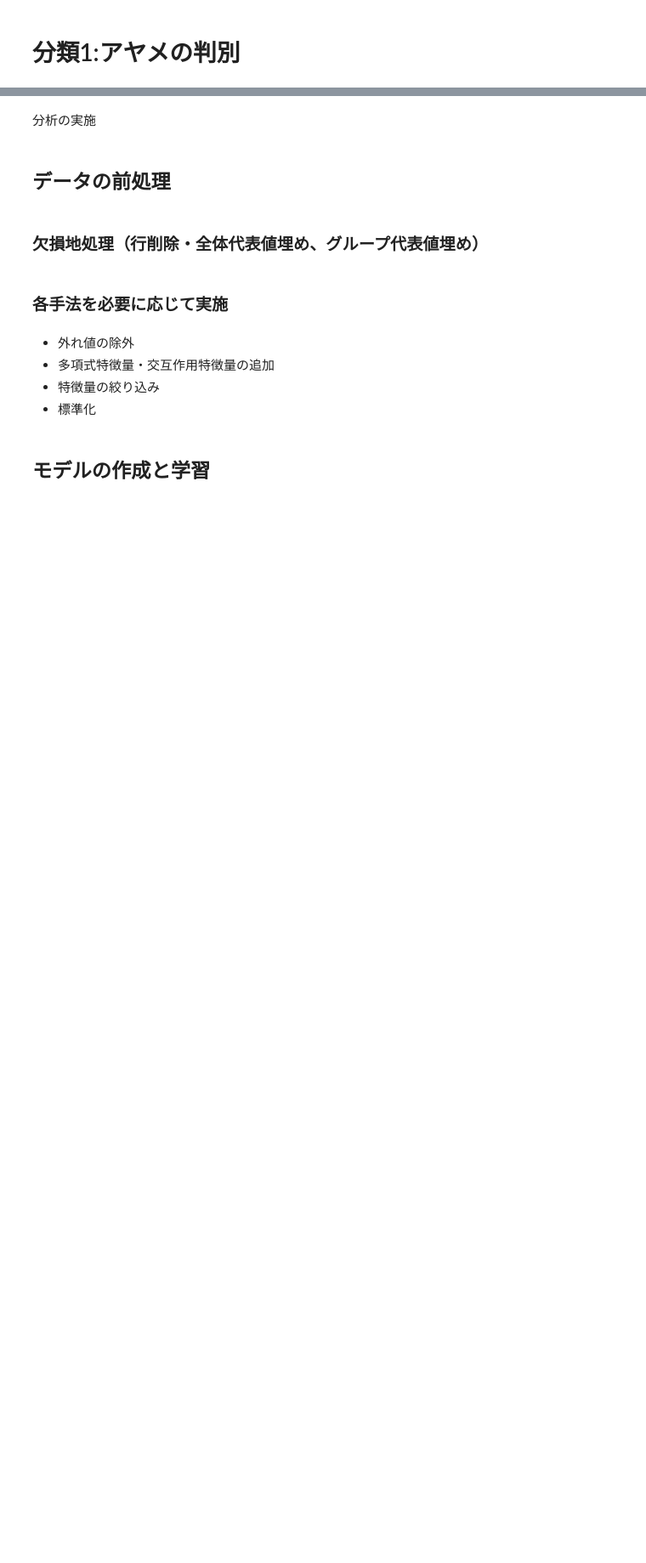
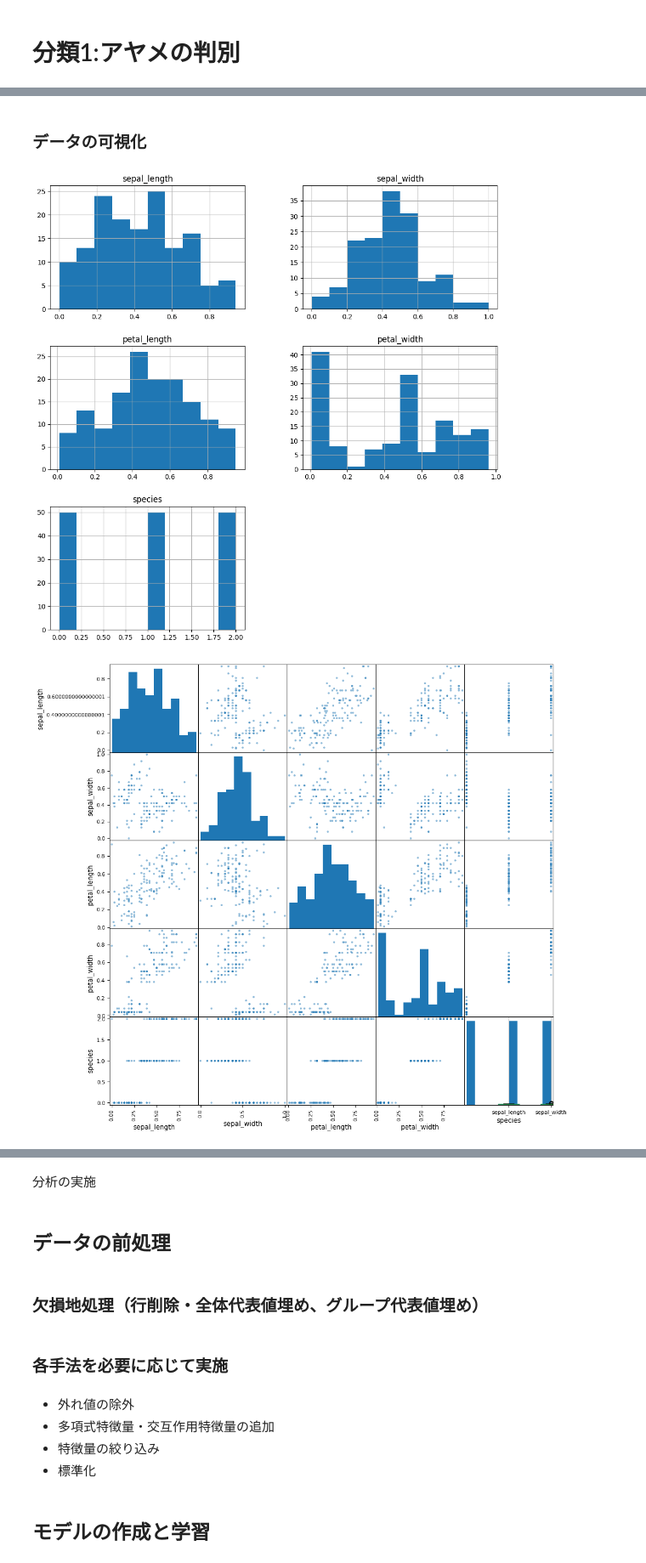
Before and after one commit to k2works/pragmatic-programing-exercise-2023, a Jupyter notebook: src/api/notebooks/chap09.ipynb, the cells around one changed output, grey strips where cells are left out. Shown at 85% size. Drawn from its saved outputs; the diff is of its cells as text; code cells hidden in the pictures; blank space fills up the shorter version.

```diff
--- a/src/api/notebooks/chap09.ipynb
+++ b/src/api/notebooks/chap09.ipynb
@@ -13,0 +295,8 @@ path = os.path.dirname(os.path.abspath(__file__))
+# %% [markdown]
+ ### データの可視化
+# %%
+dv = DataVisualization(df)
+dv.df_all('species')
+# %% [output]
+[figure, added]
+[figure, added]
```
Also changed, not shown: parts of 30 cells of this notebook, 1 other file.
